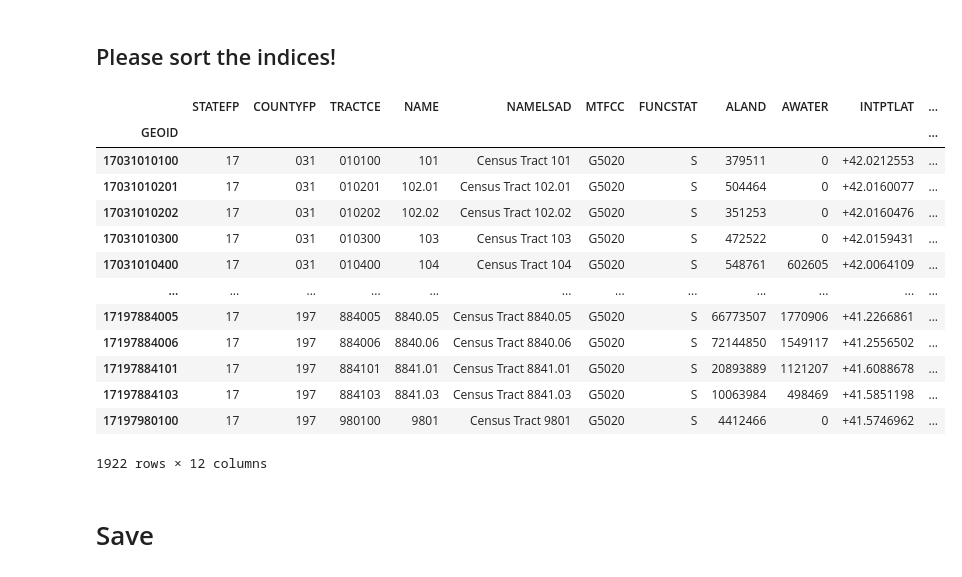
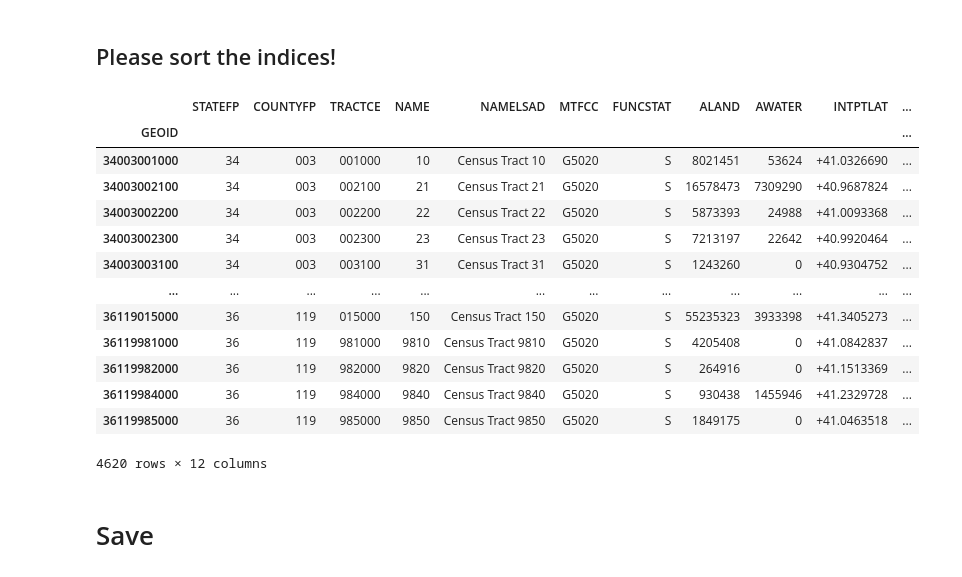
Before and after one commit to cjsyzwsh/economic_growth_usa, a Jupyter notebook: src/02_intermediate/inter_03_combine_econ_and_shapefiles.ipynb, the cells around one changed output. Drawn from its saved outputs; the diff is of its cells as text; code cells hidden in the pictures.

```diff
--- a/src/02_intermediate/inter_03_combine_econ_and_shapefiles.ipynb
+++ b/src/02_intermediate/inter_03_combine_econ_and_shapefiles.ipynb
@@ -140,6 +156,7 @@ shp_dic = {}
 shp_dic['boston'] = greater_boston_ct_shp
 shp_dic['miami'] = miami_ct_shp
 shp_dic['chicago'] = chicago_ct_shp
+shp_dic['nyc'] = nyc_ct_shp
 # %%
 # size
 print(greater_boston_ct_shp.shape) # 992 relevant
@@ -200,6 +224,8 @@ for key_ in socioecon_dic.keys():
         geoid_of_interest = copy.copy(geoid_of_interest_miami)
     elif 'illinois' in key_:
         geoid_of_interest = copy.copy(geoid_of_interest_chicago)
+    elif 'nyc' in key_:
+        geoid_of_interest = copy.copy(geoid_of_interest_nyc)
 
     # get only the relevant geoids
     socioecon_dic[key_] = socioecon_dic[key_].loc[geoid_of_interest, :]
@@ -214,6 +240,8 @@ for key_ in growth_dic.keys():
         geoid_of_interest = copy.copy(geoid_of_interest_miami)
     elif 'illinois' in key_:
         geoid_of_interest = copy.copy(geoid_of_interest_chicago)
+    elif 'nyc' in key_:
+        geoid_of_interest = copy.copy(geoid_of_interest_nyc)
 
     # get only the relevant geoids
     growth_dic[key_] = growth_dic[key_].loc[geoid_of_interest, :]
@@ -249,10 +276,13 @@ socioecon_city_dic['miami_2016'] = socioecon_dic['florida_2016']
 socioecon_city_dic['miami_2018'] = socioecon_dic['florida_2018']
 socioecon_city_dic['chicago_2016'] = socioecon_dic['illinois_2016']
 socioecon_city_dic['chicago_2018'] = socioecon_dic['illinois_2018']
+socioecon_city_dic['nyc_2016'] = socioecon_dic['nyc_2016']
+socioecon_city_dic['nyc_2018'] = socioecon_dic['nyc_2018']
 
 growth_city_dic['boston'] = growth_dic['boston']
 growth_city_dic['miami'] = growth_dic['florida']
 growth_city_dic['chicago'] = growth_dic['illinois']
+growth_city_dic['nyc'] = growth_dic['nyc']
 # %%
 socioecon_city_dic['chicago_2016']
 # %% [output]
@@ -355,6 +385,29 @@ socioecon_city_shp_dic['miami'] = socioecon_city_shp_dic['miami'].merge(growth_c
 socioecon_city_shp_dic['miami']['pop_density_2018'] = socioecon_city_shp_dic['miami']['pop_total_2018']/socioecon_city_shp_dic['miami']['ALAND']
 socioecon_city_shp_dic['miami']['pop_density_2016'] = socioecon_city_shp_dic['miami']['pop_total_2016']/socioecon_city_shp_dic['miami']['ALAND']
 
+
+### nyc processing
+# merge 2018 and 2016 data
+socioecon_city_shp_dic['nyc'] = socioecon_city_dic['nyc_2018'].merge(socioecon_city_dic['nyc_2016'],
+                                                                           suffixes = ['_2018', '_2016'],
+                                                                           left_index = True,
+                                                                           right_index = True)
+
+# merge with the shapefile
+socioecon_city_shp_dic['nyc'] = shp_dic['nyc'].merge(socioecon_city_shp_dic['nyc'],
+                                                              left_index = True,
+                                                              right_index = True)
+
+# merge with growth
+socioecon_city_shp_dic['nyc'] = socioecon_city_shp_dic['nyc'].merge(growth_city_dic['nyc'],
+                                                                          left_index = True,
+                                                                          right_index = True)
+
+# add density variable
+socioecon_city_shp_dic['nyc']['pop_density_2018'] = socioecon_city_shp_dic['nyc']['pop_total_2018']/socioecon_city_shp_dic['nyc']['ALAND']
+socioecon_city_shp_dic['nyc']['pop_density_2016'] = socioecon_city_shp_dic['nyc']['pop_total_2016']/socioecon_city_shp_dic['nyc']['ALAND']
+
+
 # check the shapes of the matrices
 for key_ in socioecon_city_shp_dic.keys():
     print(socioecon_city_shp_dic[key_].shape)
@@ -444,22 +498,22 @@ for key_ in socioecon_city_shp_dic.keys():
 for key_ in shp_dic.keys():
     shp_dic[key_] = shp_dic[key_].sort_index()
 # %%
-shp_dic['chicago']
+shp_dic['nyc']
 # %% [output]
 |  | STATEFP | COUNTYFP | TRACTCE | NAME | NAMELSAD | MTFCC | FUNCSTAT | ALAND | AWATER | INTPTLAT | ... |
 | GEOID |  |  |  |  |  |  |  |  |  |  | ... |
-| 17031010100 | 17 | 031 | 010100 | 101 | Census Tract 101 | G5020 | S | 379511 | 0 | +42.0212553 | ... |
-| 17031010201 | 17 | 031 | 010201 | 102.01 | Census Tract 102.01 | G5020 | S | 504464 | 0 | +42.0160077 | ... |
-| 17031010202 | 17 | 031 | 010202 | 102.02 | Census Tract 102.02 | G5020 | S | 351253 | 0 | +42.0160476 | ... |
-| 17031010300 | 17 | 031 | 010300 | 103 | Census Tract 103 | G5020 | S | 472522 | 0 | +42.0159431 | ... |
-| 17031010400 | 17 | 031 | 010400 | 104 | Census Tract 104 | G5020 | S | 548761 | 602605 | +42.0064109 | ... |
+| 34003001000 | 34 | 003 | 001000 | 10 | Census Tract 10 | G5020 | S | 8021451 | 53624 | +41.0326690 | ... |
+| 34003002100 | 34 | 003 | 002100 | 21 | Census Tract 21 | G5020 | S | 16578473 | 7309290 | +40.9687824 | ... |
+| 34003002200 | 34 | 003 | 002200 | 22 | Census Tract 22 | G5020 | S | 5873393 | 24988 | +41.0093368 | ... |
+| 34003002300 | 34 | 003 | 002300 | 23 | Census Tract 23 | G5020 | S | 7213197 | 22642 | +40.9920464 | ... |
+| 34003003100 | 34 | 003 | 003100 | 31 | Census Tract 31 | G5020 | S | 1243260 | 0 | +40.9304752 | ... |
 | ... | ... | ... | ... | ... | ... | ... | ... | ... | ... | ... | ... |
-| 17197884005 | 17 | 197 | 884005 | 8840.05 | Census Tract 8840.05 | G5020 | S | 66773507 | 1770906 | +41.2266861 | ... |
-| 17197884006 | 17 | 197 | 884006 | 8840.06 | Census Tract 8840.06 | G5020 | S | 72144850 | 1549117 | +41.2556502 | ... |
-| 17197884101 | 17 | 197 | 884101 | 8841.01 | Census Tract 8841.01 | G5020 | S | 20893889 | 1121207 | +41.6088678 | ... |
-| 17197884103 | 17 | 197 | 884103 | 8841.03 | Census Tract 8841.03 | G5020 | S | 10063984 | 498469 | +41.5851198 | ... |
-| 17197980100 | 17 | 197 | 980100 | 9801 | Census Tract 9801 | G5020 | S | 4412466 | 0 | +41.5746962 | ... |
+| 36119015000 | 36 | 119 | 015000 | 150 | Census Tract 150 | G5020 | S | 55235323 | 3933398 | +41.3405273 | ... |
+| 36119981000 | 36 | 119 | 981000 | 9810 | Census Tract 9810 | G5020 | S | 4205408 | 0 | +41.0842837 | ... |
+| 36119982000 | 36 | 119 | 982000 | 9820 | Census Tract 9820 | G5020 | S | 264916 | 0 | +41.1513369 | ... |
+| 36119984000 | 36 | 119 | 984000 | 9840 | Census Tract 9840 | G5020 | S | 930438 | 1455946 | +41.2329728 | ... |
+| 36119985000 | 36 | 119 | 985000 | 9850 | Census Tract 9850 | G5020 | S | 1849175 | 0 | +41.0463518 | ... |
-1922 rows × 12 columns
+4620 rows × 12 columns
 # %% [markdown]
 # Save
 # %%
```
Also changed, not shown: parts of 19 cells of this notebook, 36 other files.
